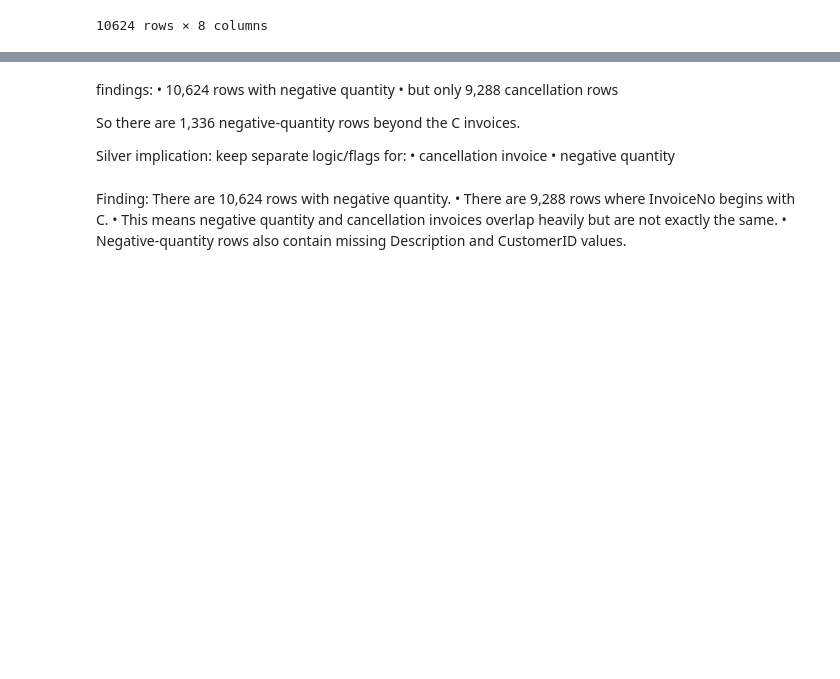
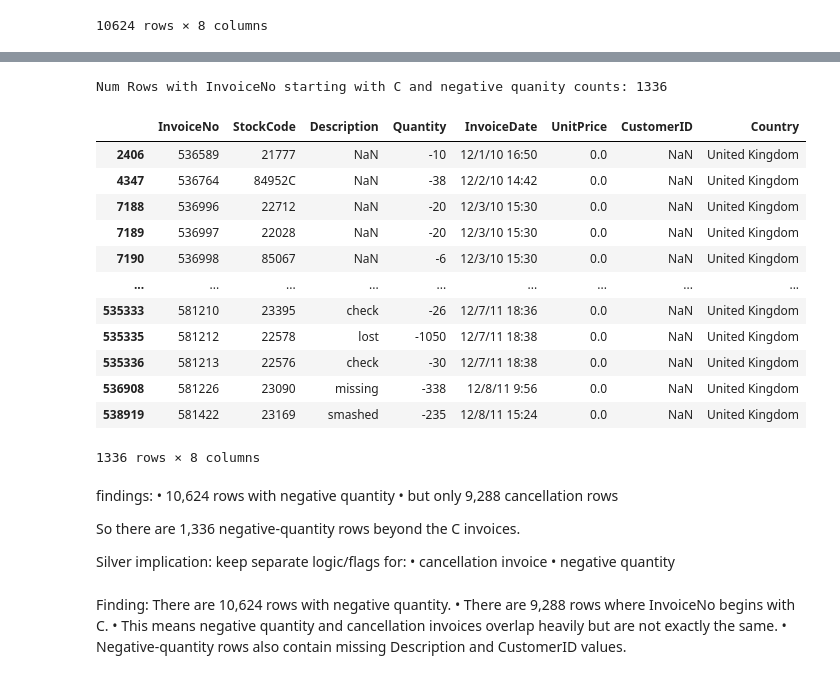
Before and after one commit to jashanbir1/Retail-analytics-BigQuery-warehouse-, a Jupyter notebook: notebooks/raw_data_profiling.ipynb, the cells around one changed output, grey strips where cells are left out. Saved outputs shown, nothing was run; the diff lists cells and outputs as text; code cells hidden in the pictures; blank space fills up the shorter version.

```diff
--- a/notebooks/raw_data_profiling.ipynb
+++ b/notebooks/raw_data_profiling.ipynb
@@ -166,3 +185,22 @@ Num Rows with Negative quantity counts: 10624
+# %%
+print(f"Num Rows with InvoiceNo starting with C and negative quanity counts: {((~df['InvoiceNo'].str.startswith('C')) & (df['Quantity'] < 0)).sum()}")
+
+df[(~df['InvoiceNo'].str.startswith('C')) & (df['Quantity'] < 0)]
+# %% [output]
+Num Rows with InvoiceNo starting with C and negative quanity counts: 1336
+|  | InvoiceNo | StockCode | Description | Quantity | InvoiceDate | UnitPrice | CustomerID | Country |
+| 2406 | 536589 | 21777 | NaN | -10 | 12/1/10 16:50 | 0.0 | NaN | United Kingdom |
+| 4347 | 536764 | 84952C | NaN | -38 | 12/2/10 14:42 | 0.0 | NaN | United Kingdom |
+| 7188 | 536996 | 22712 | NaN | -20 | 12/3/10 15:30 | 0.0 | NaN | United Kingdom |
+| 7189 | 536997 | 22028 | NaN | -20 | 12/3/10 15:30 | 0.0 | NaN | United Kingdom |
+| 7190 | 536998 | 85067 | NaN | -6 | 12/3/10 15:30 | 0.0 | NaN | United Kingdom |
+| ... | ... | ... | ... | ... | ... | ... | ... | ... |
+| 535333 | 581210 | 23395 | check | -26 | 12/7/11 18:36 | 0.0 | NaN | United Kingdom |
+| 535335 | 581212 | 22578 | lost | -1050 | 12/7/11 18:38 | 0.0 | NaN | United Kingdom |
+| 535336 | 581213 | 22576 | check | -30 | 12/7/11 18:38 | 0.0 | NaN | United Kingdom |
+| 536908 | 581226 | 23090 | missing | -338 | 12/8/11 9:56 | 0.0 | NaN | United Kingdom |
+| 538919 | 581422 | 23169 | smashed | -235 | 12/8/11 15:24 | 0.0 | NaN | United Kingdom |
+1336 rows × 8 columns
 # %% [markdown]
 findings:
 	•	10,624 rows with negative quantity
```
Also changed, not shown: parts of 5 cells of this notebook.
